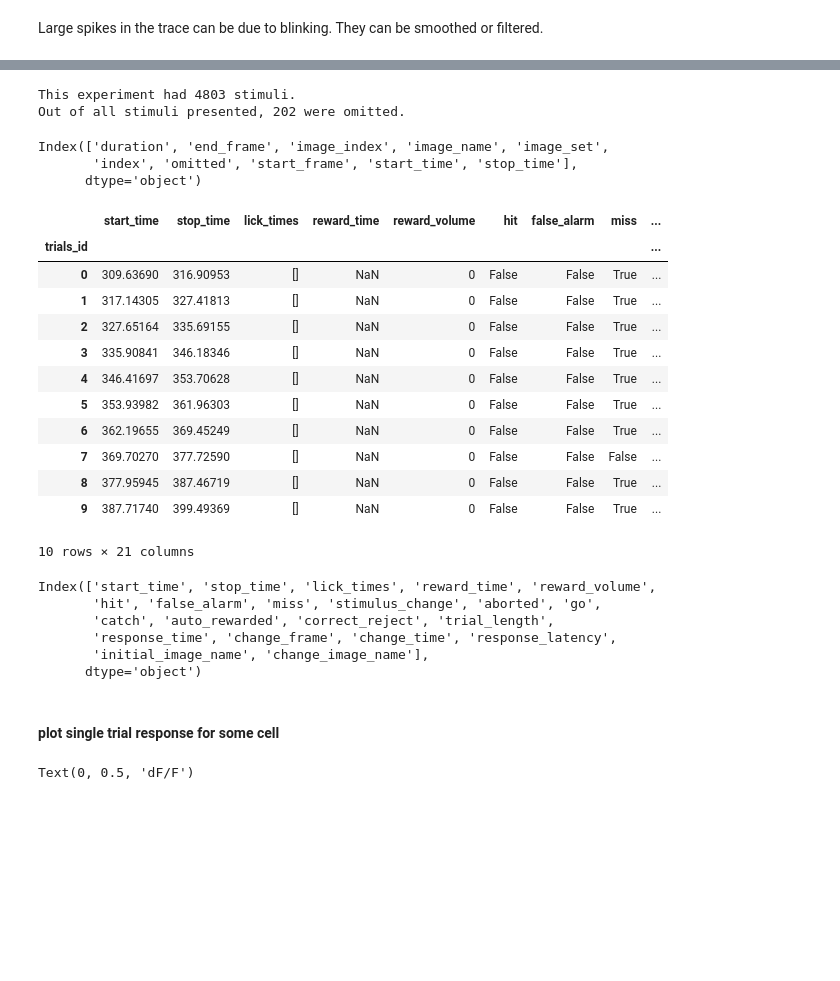
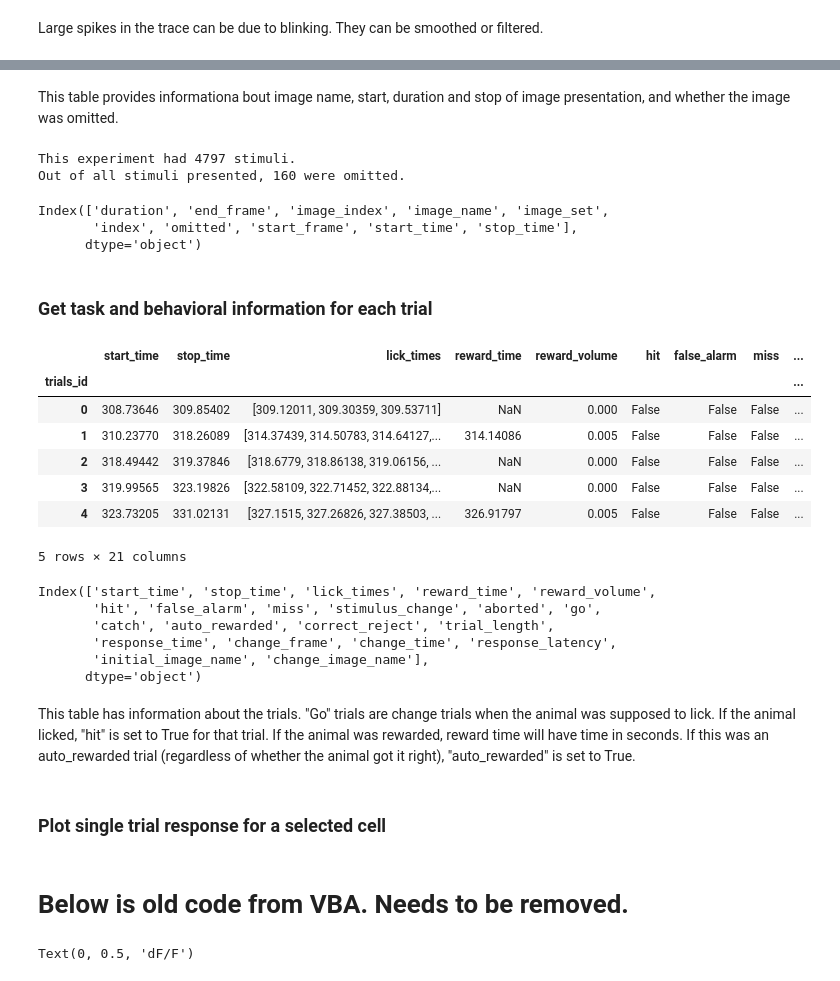
Before and after one commit to AllenInstitute/visual_behavior_analysis, a Jupyter notebook: notebooks/22.03.2021_load_ophys_data_example.ipynb, the cells around one changed output, grey strips where cells are left out. Saved outputs shown, nothing was run; the diff lists cells and outputs as text; code cells hidden in the pictures; blank space fills up the shorter version.

```diff
--- a/notebooks/22.03.2021_load_ophys_data_example.ipynb
+++ b/notebooks/22.03.2021_load_ophys_data_example.ipynb
@@ -67,9 +69,9 @@ experiment_table.head(5)
 You can also get any other experiment ids from the experiment table. You can search by any columns in the table. Here, we can select experiments from Sst mice only, novel Ophys session 4, with 0 prior exposures to the stimulus (aka not a retake).
 # %%
 # get all Sst experiments for ophys session 4
-selected_experiment_ids = experiment_table[(experiment_table.cre_line=='Sst-IRES-Cre')&
+selected_experiment_table = experiment_table[(experiment_table.cre_line=='Sst-IRES-Cre')&
                         (experiment_table.session_number==4) &
                         (experiment_table.prior_exposures_to_image_set==0)]
-print('Number of experiments: {}'.format(len(selected_experiment_ids)))
+print('Number of experiments: {}'.format(len(selected_experiment_table)))
 # %% [output]
 Number of experiments: 27
@@ -87,3 +86,8 @@ experiment_dataset = bc.get_behavior_ophys_experiment(ophys_experiment_id)
+# %%
+# select first experiment from the table to look at in more detail.
+# Note that python enumeration starts at 0.
+ophys_experiment_id = selected_experiment_table.index[0]
+experiment_dataset = bc.get_behavior_ophys_experiment(ophys_experiment_id)
 # %%
 # Show metadata for this experiment
 experiment_dataset.metadata
@@ -246,7 +260,9 @@ stimulus_table.head(10)
+# %% [markdown]
+This table provides informationa bout image name, start, duration and stop of image presentation, and whether the image was omitted.
 # %%
 print('This experiment had {} stimuli.'.format(len(stimulus_table)))
 print('Out of all stimuli presented, {} were omitted.'.format(len(stimulus_table[stimulus_table['image_name']=='omitted'])))
 # %% [output]
-This experiment had 4803 stimuli.
-Out of all stimuli presented, 202 were omitted.
+This experiment had 4797 stimuli.
+Out of all stimuli presented, 160 were omitted.
 # %%
@@ -256,24 +272,21 @@ stimulus_table.keys()
 Index(['duration', 'end_frame', 'image_index', 'image_name', 'image_set',
        'index', 'omitted', 'start_frame', 'start_time', 'stop_time'],
       dtype='object')
+# %% [markdown]
+### Get task and behavioral information for each trial
 # %%
-# behavioral trial information
+# get behavioral trial information and assign it to "trials_table"
 trials_table = experiment_dataset.trials
-trials_table.head(10)
+trials_table.head(5)
 # %% [output]
 |  | start_time | stop_time | lick_times | reward_time | reward_volume | hit | false_alarm | miss | ... |
 | trials_id |  |  |  |  |  |  |  |  | ... |
-| 0 | 309.63690 | 316.90953 | [] | NaN | 0 | False | False | True | ... |
-| 1 | 317.14305 | 327.41813 | [] | NaN | 0 | False | False | True | ... |
-| 2 | 327.65164 | 335.69155 | [] | NaN | 0 | False | False | True | ... |
-| 3 | 335.90841 | 346.18346 | [] | NaN | 0 | False | False | True | ... |
-| 4 | 346.41697 | 353.70628 | [] | NaN | 0 | False | False | True | ... |
-| 5 | 353.93982 | 361.96303 | [] | NaN | 0 | False | False | True | ... |
-| 6 | 362.19655 | 369.45249 | [] | NaN | 0 | False | False | True | ... |
-| 7 | 369.70270 | 377.72590 | [] | NaN | 0 | False | False | False | ... |
-| 8 | 377.95945 | 387.46719 | [] | NaN | 0 | False | False | True | ... |
-| 9 | 387.71740 | 399.49369 | [] | NaN | 0 | False | False | True | ... |
+| 0 | 308.73646 | 309.85402 | [309.12011, 309.30359, 309.53711] | NaN | 0.000 | False | False | False | ... |
+| 1 | 310.23770 | 318.26089 | [314.37439, 314.50783, 314.64127,... | 314.14086 | 0.005 | False | False | False | ... |
+| 2 | 318.49442 | 319.37846 | [318.6779, 318.86138, 319.06156, ... | NaN | 0.000 | False | False | False | ... |
+| 3 | 319.99565 | 323.19826 | [322.58109, 322.71452, 322.88134,... | NaN | 0.000 | False | False | False | ... |
+| 4 | 323.73205 | 331.02131 | [327.1515, 327.26826, 327.38503, ... | 326.91797 | 0.005 | False | False | False | ... |
-10 rows × 21 columns
+5 rows × 21 columns
 # %%
 trials_table.keys()
 # %% [output]
@@ -283,8 +296,12 @@ Index(['start_time', 'stop_time', 'lick_times', 'reward_time', 'reward_volume',
        'response_time', 'change_frame', 'change_time', 'response_latency',
        'initial_image_name', 'change_image_name'],
       dtype='object')
+# %% [markdown]
+This table has information about the trials. "Go" trials are change trials when the animal was supposed to lick. If the animal licked, "hit" is set to True for that trial. If the animal was rewarded, reward time will have time in seconds. If this was an auto_rewarded trial (regardless of whether the animal got it right), "auto_rewarded" is set to True.
 # %% [markdown]
-#### plot single trial response for some cell
+### Plot single trial response for a selected cell
+# %% [markdown]
+# Below is old code from VBA. Needs to be removed.
 # %%
 cell_specimen_id = stim_response_df.cell_specimen_id.unique()[0]
 
```
Also changed, not shown: parts of 26 cells of this notebook.
